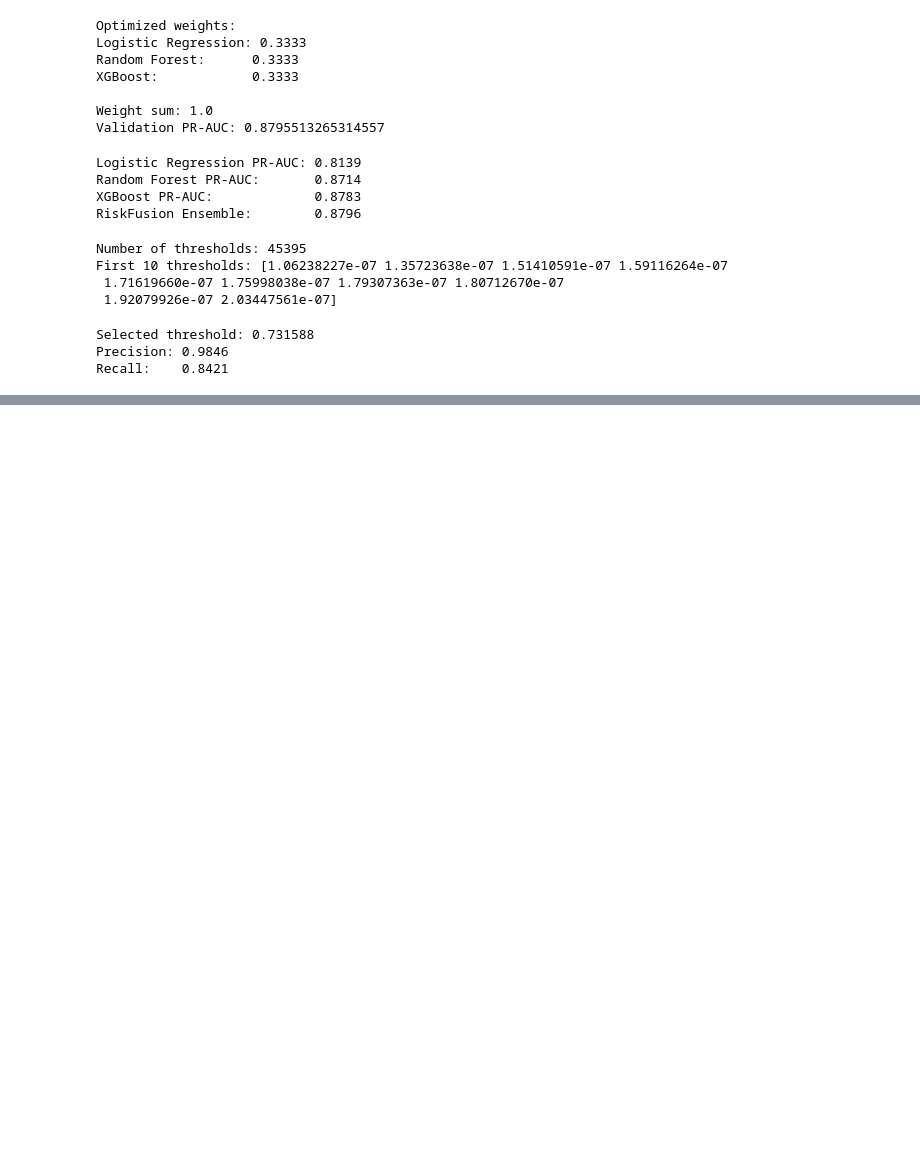
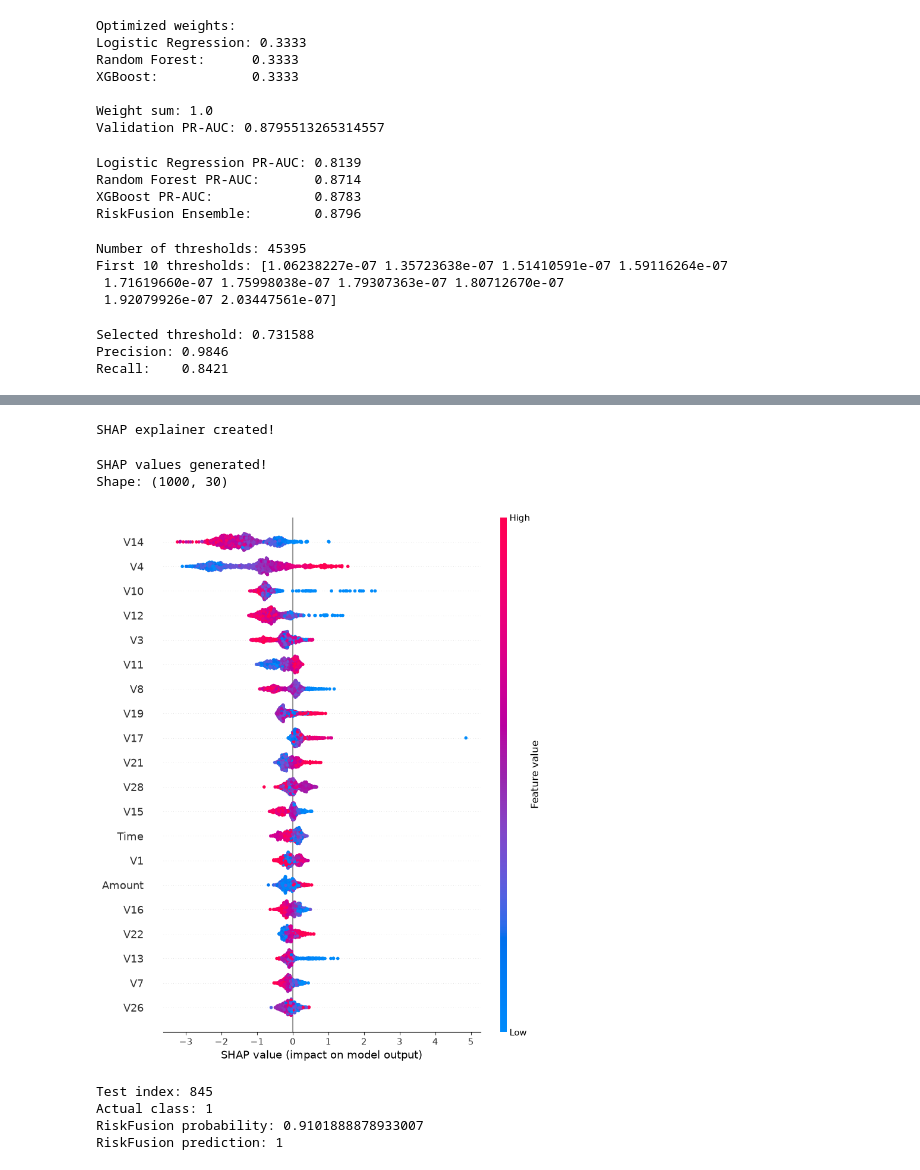
Before and after one commit to priyanshu-sahani-10/RiskFusion, a Jupyter notebook: notebooks/01_eda.ipynb, the cells around one changed output, grey strips where cells are left out. Saved outputs shown, nothing was run; the diff lists cells and outputs as text; code cells hidden in the pictures; blank space fills up the shorter version.

```diff
--- a/notebooks/01_eda.ipynb
+++ b/notebooks/01_eda.ipynb
@@ -700,0 +842,42 @@ Recall:    0.8421
+# %%
+import shap
+
+explainer = shap.TreeExplainer(xgb_final)
+
+print("SHAP explainer created!")
+# %% [output]
+SHAP explainer created!
+# %%
+X_test_sample = X_test.iloc[:1000]
+
+shap_values = explainer.shap_values(X_test_sample)
+
+print("SHAP values generated!")
+print("Shape:", shap_values.shape)
+# %% [output]
+SHAP values generated!
+Shape: (1000, 30)
+# %%
+shap.summary_plot(
+    shap_values,
+    X_test_sample,
+    show=True
+)
+# %% [output]
+[figure, added]
+# %%
+fraud_indices = np.where(final_test_pred == 1)[0]
+
+sample_idx = fraud_indices[0]
+
+sample_transaction = X_test.iloc[[sample_idx]]
+
+print("Test index:", sample_idx)
+print("Actual class:", y_test.iloc[sample_idx])
+print("RiskFusion probability:", final_test_prob[sample_idx])
+print("RiskFusion prediction:", final_test_pred[sample_idx])
+# %% [output]
+Test index: 845
+Actual class: 1
+RiskFusion probability: 0.9101888878933007
+RiskFusion prediction: 1
```
Also changed, not shown: parts of 14 cells of this notebook, 4 other files.
